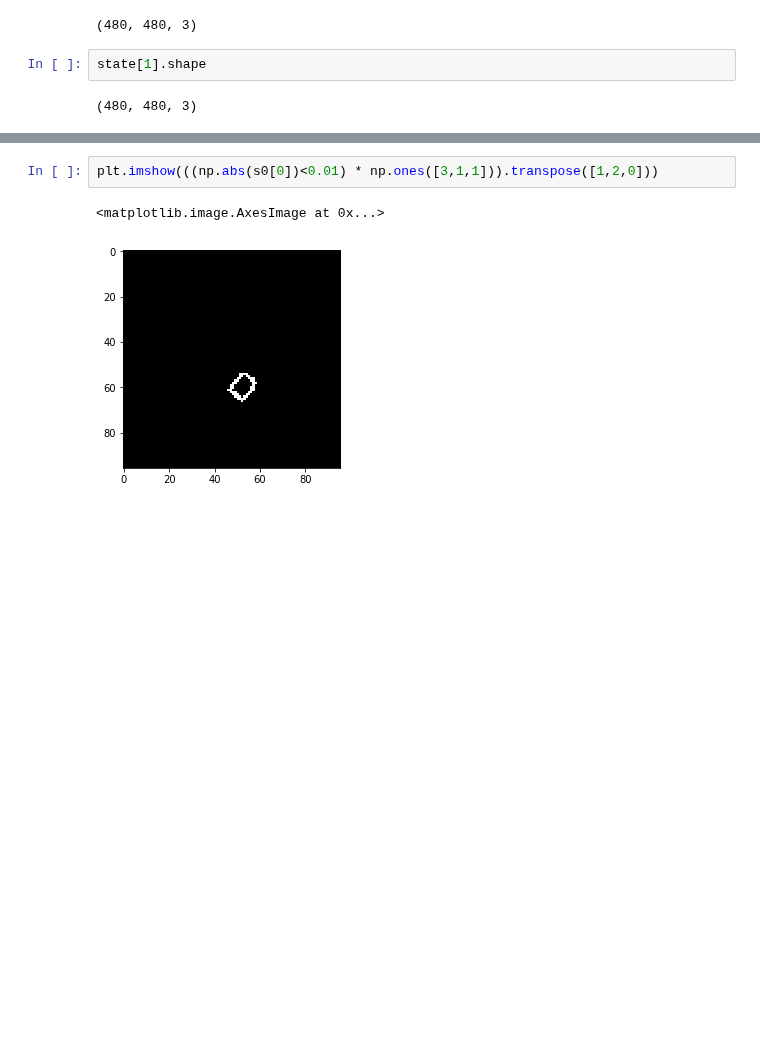
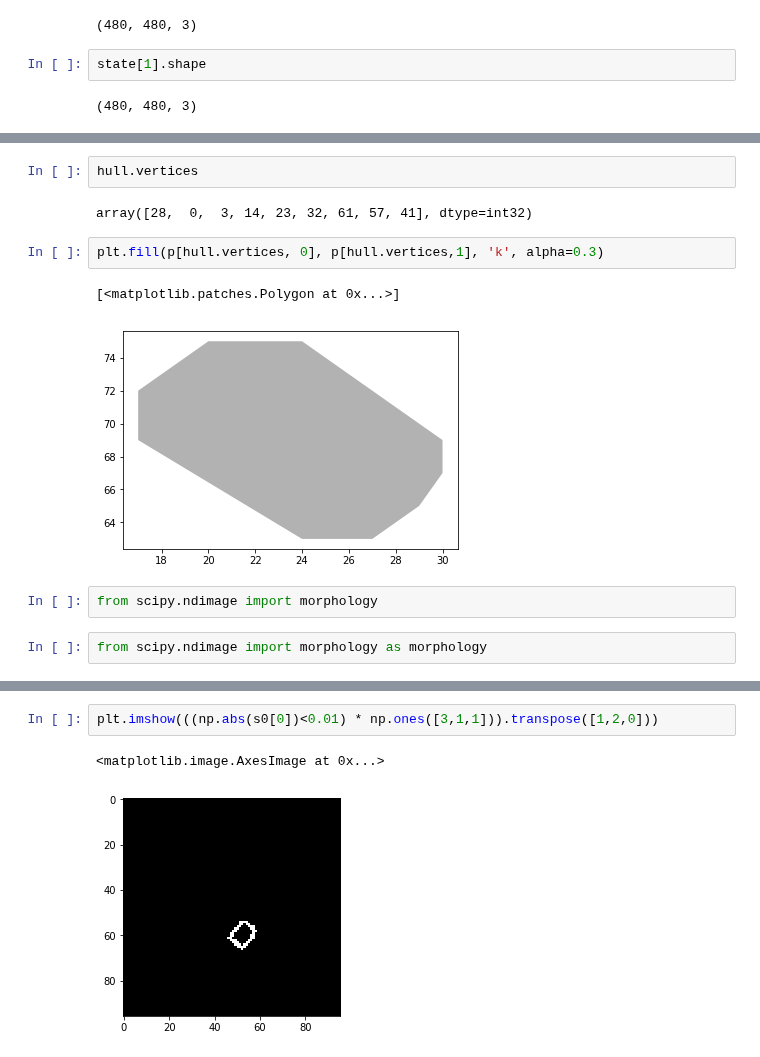
Before and after one commit to hogunkee/ur5_manipulation, a Jupyter notebook: object_wise/dqn/debugging.ipynb, the cells around one changed output, grey strips where cells are left out. Saved outputs shown, nothing was run; the diff lists cells and outputs as text; blank space fills up the shorter version.

```diff
--- a/object_wise/dqn/debugging.ipynb
+++ b/object_wise/dqn/debugging.ipynb
@@ -83,0 +123,13 @@ s0[0].max()
+# %%
+hull.vertices
+# %% [output]
+array([28,  0,  3, 14, 23, 32, 61, 57, 41], dtype=int32)
+# %%
+plt.fill(p[hull.vertices, 0], p[hull.vertices,1], 'k', alpha=0.3)
+# %% [output]
+[<matplotlib.patches.Polygon at 0x...>]
+[figure, added]
+# %%
+from scipy.ndimage import morphology
+# %%
+from scipy.ndimage import morphology as morphology
```
Also changed, not shown: parts of 21 cells of this notebook, 5 other files.
